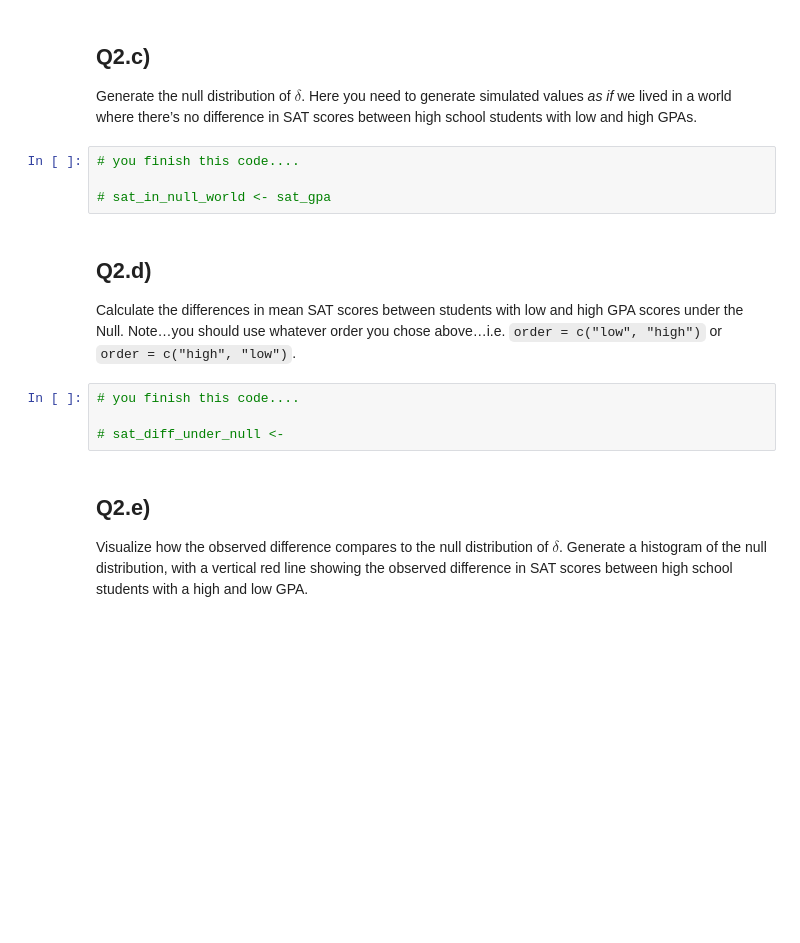
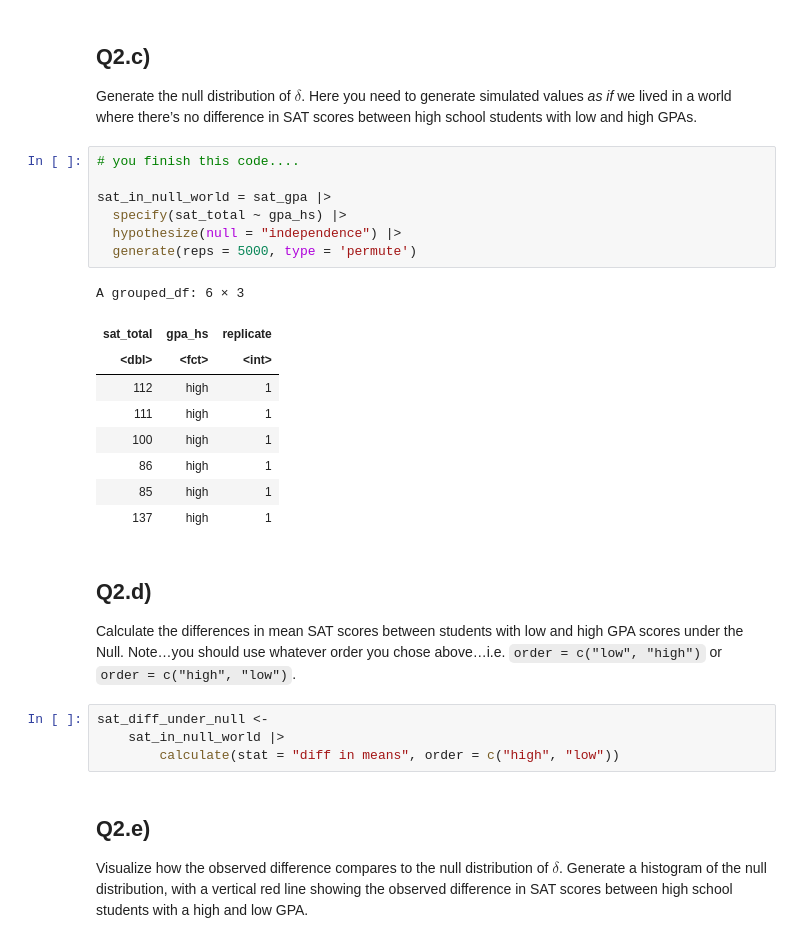
Before and after one commit to UNC-DATA-730/unit-9-assignment-williamsmaddie, a Jupyter notebook: assignment9.ipynb, the cells around one changed output. Drawn from its saved outputs; the diff is of its cells as text; blank space fills up the shorter version.

```diff
--- a/assignment9.ipynb
+++ b/assignment9.ipynb
@@ -266,7 +385,20 @@ in SAT scores between high school students with low and high GPAs.
 # %%
 # you finish this code....
 
-# sat_in_null_world <- sat_gpa
+sat_in_null_world = sat_gpa |>
+  specify(sat_total ~ gpa_hs) |>
+  hypothesize(null = "independence") |>
+  generate(reps = 5000, type = 'permute')
+# %% [output]
+A grouped_df: 6 × 3
+| sat_total | gpa_hs | replicate |
+| <dbl> | <fct> | <int> |
+| 112 | high | 1 |
+| 111 | high | 1 |
+| 100 | high | 1 |
+| 86 | high | 1 |
+| 85 | high | 1 |
+| 137 | high | 1 |
 # %% [markdown]
 ## Q2.d)
 
@@ -275,9 +407,9 @@ and high GPA scores under the Null. Note…you should use whatever order
 you chose above…i.e. `order = c("low", "high")` or
 `order = c("high", "low")`.
 # %%
-# you finish this code....
-
-# sat_diff_under_null <-
+sat_diff_under_null <-
+    sat_in_null_world |>
+        calculate(stat = "diff in means", order = c("high", "low"))
 # %% [markdown]
 ## Q2.e)
 
```
Also changed, not shown: parts of 28 cells of this notebook.
